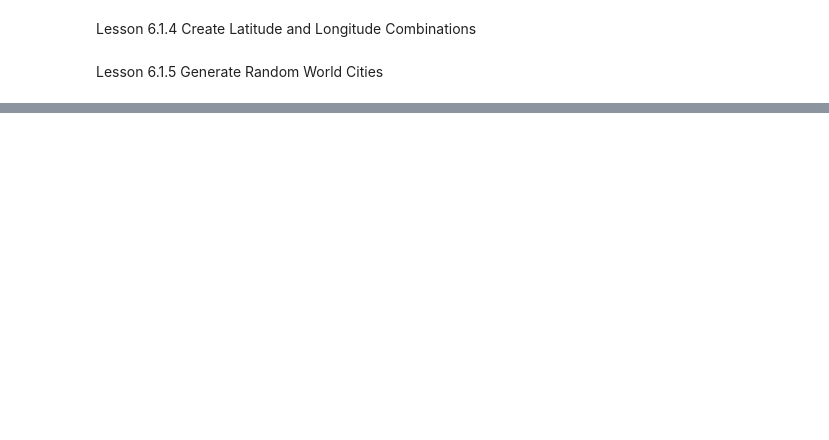
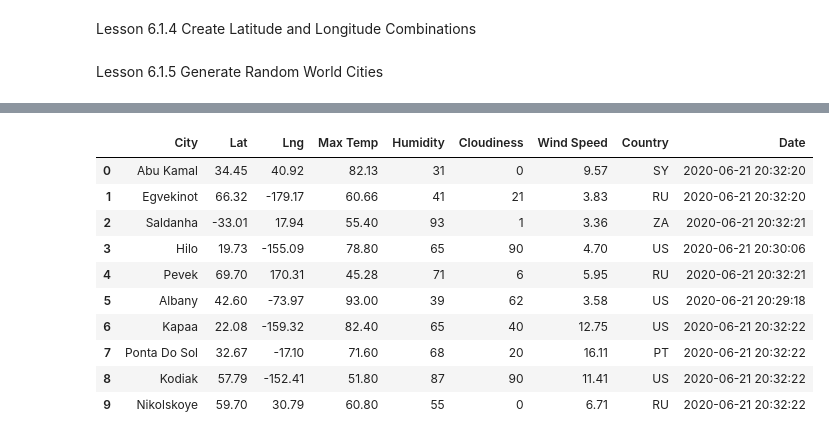
Before and after one commit to daneshtavana/World_Weather_Analysis, a Jupyter notebook: WeatherPy.ipynb, the cells around one changed output, grey strips where cells are left out. Saved outputs shown, nothing was run; the diff lists cells and outputs as text; code cells hidden in the pictures; blank space fills up the shorter version.

Commit message:
Lesson 6.2.7 Created DataFrame of City Weather Data

```diff
--- a/WeatherPy.ipynb
+++ b/WeatherPy.ipynb
@@ -37,0 +44,4 @@ len(cities)
+# %%
+# Starting URL for Weather Map API Call.
+url = "http://api.openweathermap.org/data/2.5/weather?units=Imperial&APPID=" + weather_api_key
+print(url)
@@ -37,0 +120,5 @@ len(cities)
+# %%
+# Create an endpoint URL for a city.
+city_url = url + "&q=" + "Boston"
+city_weather = requests.get(city_url)
+city_weather.json()
@@ -37,0 +296,16 @@ len(cities)
+# %%
+# Convert the array of dictionaries to a Pandas DataFrame.
+city_data_df = pd.DataFrame(city_data)
+city_data_df.head(10)
+# %% [output]
+|  | City | Lat | Lng | Max Temp | Humidity | Cloudiness | Wind Speed | Country | Date |
+| 0 | Abu Kamal | 34.45 | 40.92 | 82.13 | 31 | 0 | 9.57 | SY | 2020-06-21 20:32:20 |
+| 1 | Egvekinot | 66.32 | -179.17 | 60.66 | 41 | 21 | 3.83 | RU | 2020-06-21 20:32:20 |
+| 2 | Saldanha | -33.01 | 17.94 | 55.40 | 93 | 1 | 3.36 | ZA | 2020-06-21 20:32:21 |
+| 3 | Hilo | 19.73 | -155.09 | 78.80 | 65 | 90 | 4.70 | US | 2020-06-21 20:30:06 |
+| 4 | Pevek | 69.70 | 170.31 | 45.28 | 71 | 6 | 5.95 | RU | 2020-06-21 20:32:21 |
+| 5 | Albany | 42.60 | -73.97 | 93.00 | 39 | 62 | 3.58 | US | 2020-06-21 20:29:18 |
+| 6 | Kapaa | 22.08 | -159.32 | 82.40 | 65 | 40 | 12.75 | US | 2020-06-21 20:32:22 |
+| 7 | Ponta Do Sol | 32.67 | -17.10 | 71.60 | 68 | 20 | 16.11 | PT | 2020-06-21 20:32:22 |
+| 8 | Kodiak | 57.79 | -152.41 | 51.80 | 87 | 90 | 11.41 | US | 2020-06-21 20:32:22 |
+| 9 | Nikolskoye | 59.70 | 30.79 | 60.80 | 55 | 0 | 6.71 | RU | 2020-06-21 20:32:22 |
```
Also changed, not shown: parts of 32 cells of this notebook, 2 other files.
